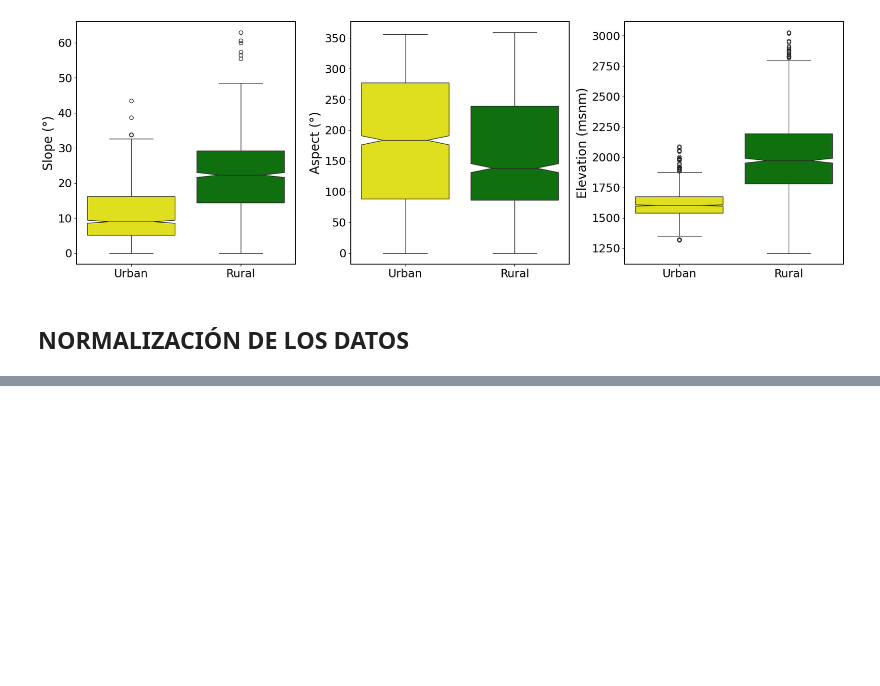
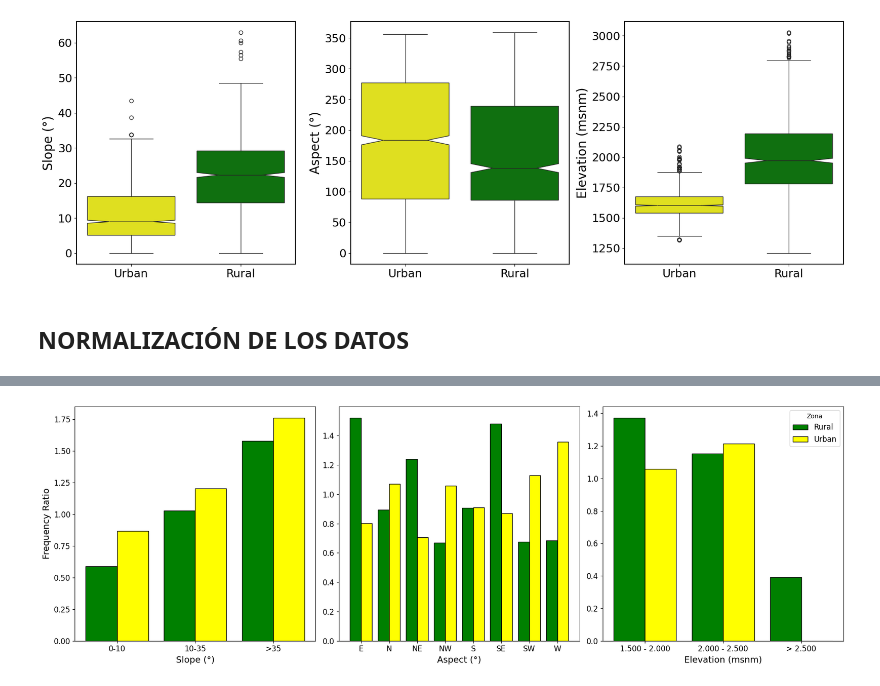
Before and after one commit to edieraristizabal/PAPER_RainfallLandslides_Vdea, a Jupyter notebook: CODE/spatial_analysis/boxplot.ipynb, the cells around one changed output, grey strips where cells are left out. Saved outputs shown, nothing was run; the diff lists cells and outputs as text; code cells hidden in the pictures; blank space fills up the shorter version.

```diff
--- a/CODE/spatial_analysis/boxplot.ipynb
+++ b/CODE/spatial_analysis/boxplot.ipynb
@@ -556,0 +450,77 @@ plot_frequency_ratio_bar(
+# %%
+import matplotlib.pyplot as plt
+import numpy as np
+
+def plot_frequency_ratio_subplots(
+    dfs,                # Lista de dataframes: [df1, df2, df3]
+    category_cols,      # Lista de nombres de columnas para cada eje X
+    category_names,     # Lista de nombres para etiquetas de cada eje X
+    freq_col='frequency_ratio',
+    urban_col='urban',
+    titles=None         # Títulos para cada subplot
+):
+    """
+    Genera un gráfico con 3 subplots de barras agrupadas para comparar Rural vs Urban en distintas variables.
+    """
+
+    fig, axes = plt.subplots(nrows=1, ncols=3, figsize=(18, 6))
+    palette = {'Urban': 'yellow', 'Rural': 'green'}
+    width = 0.4
+
+    for i, ax in enumerate(axes):
+        df = dfs[i]
+        category_col = category_cols[i]
+        category_name = category_names[i]
+        title = titles[i] if titles else f'Frequency Ratio by {category_name}'
+
+        # Pivotear los datos
+        pivot_df = df.pivot(index=category_col, columns=urban_col, values=freq_col)
+
+        # Asegurar columnas para ambos valores de urban
+        if 0 not in pivot_df.columns:
+            pivot_df[0] = 0
+        if 1 not in pivot_df.columns:
+            pivot_df[1] = 0
+
+        # Preparar coordenadas X y valores
+        x_labels = pivot_df.index.astype(str)
+        X = np.arange(len(x_labels))
+        rural_values = pivot_df[0].values
+        urban_values = pivot_df[1].values
+
+        # Dibujar barras
+        ax.bar(X - width/2, rural_values, width=width, label='Rural', color=palette['Rural'], edgecolor='black')
+        ax.bar(X + width/2, urban_values, width=width, label='Urban', color=palette['Urban'], edgecolor='black')
+
+        # Ejes y etiquetas
+        ax.set_xticks(X)
+        ax.set_xticklabels(x_labels, rotation=0)
+        ax.set_xlabel(category_name, fontsize=14)
+        if i == 0:
+            ax.set_ylabel('Frequency Ratio', fontsize=14)
+        #ax.set_ylabel('Frequency Ratio', fontsize=14)
+        #ax.set_title(title, fontsize=16)
+
+        # Estética
+        ax.tick_params(axis='x', labelsize=12)
+        ax.tick_params(axis='y', labelsize=12)
+        ax.spines['top'].set_visible(True)
+        ax.spines['right'].set_visible(True)
+        ax.grid(False)
+
+    # Solo un recuadro de leyenda
+    axes[2].legend(title='Zona', loc='upper right', fontsize=12)
+
+    plt.tight_layout()
+    plt.savefig('../../FIGURES/freq_ratio_urban_rural.png', dpi=500, bbox_inches='tight')
+    plt.show()
+
+# Ejecutar función con tus tres dataframes
+plot_frequency_ratio_subplots(
+    dfs=[merged_slope, merged_aspect, merged_elev],
+    category_cols=['slope_bin', 'aspect_bin', 'elev_bin'],
+    category_names=['Slope (°)', 'Aspect (°)', 'Elevation (msnm)'],
+    titles=['Slope', 'Aspect', 'Elevation']
+)
+# %% [output]
+[figure, added]
```
Also changed, not shown: parts of 4 cells of this notebook.
